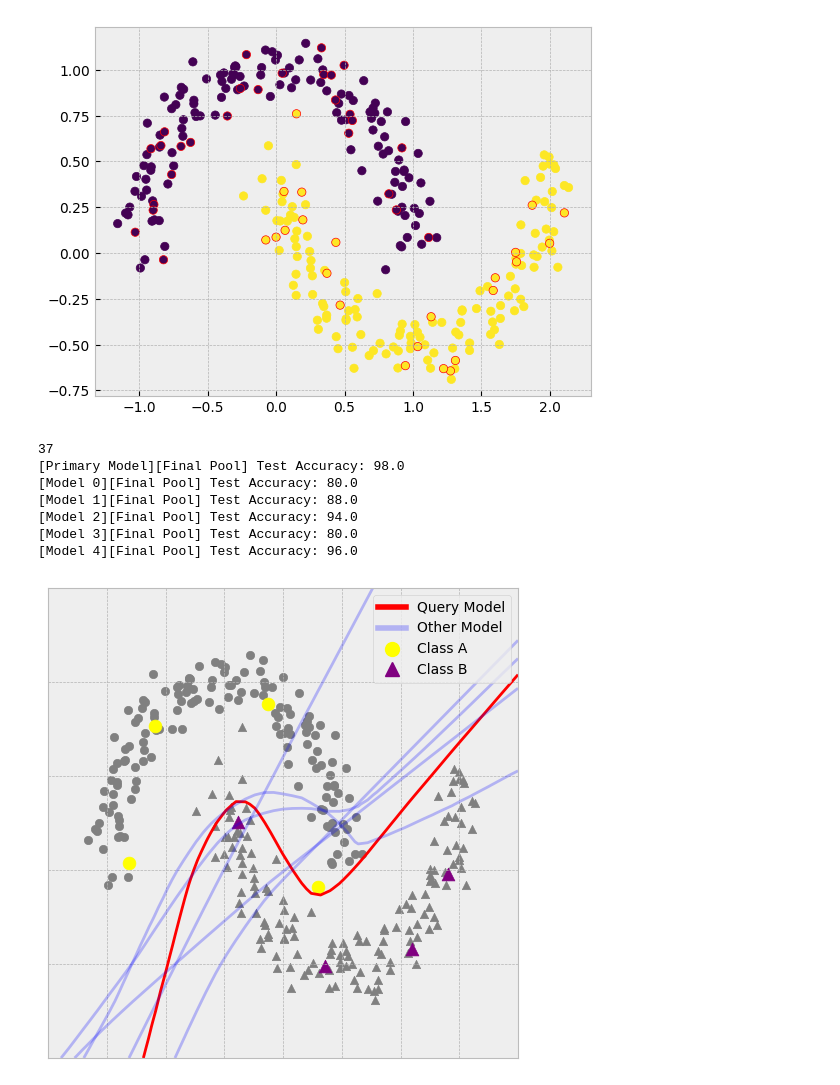
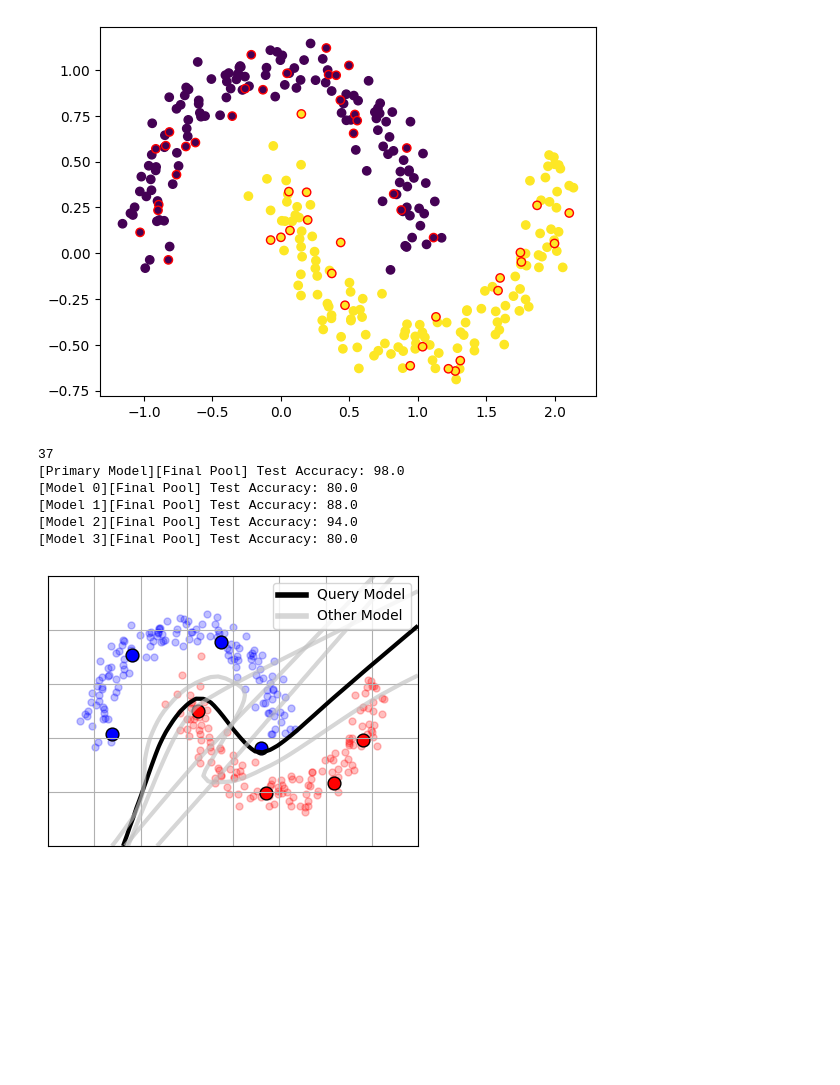
Before and after one commit to nhaH-luaP/general-reusability, a Jupyter notebook: graphical_abstract.ipynb, the cells around one changed output. Cells and saved outputs as stored; diff of their text form; code cells hidden in the pictures; blank space fills up the shorter version.

```diff
--- a/graphical_abstract.ipynb
+++ b/graphical_abstract.ipynb
@@ -10,7 +10,6 @@ import numpy as np
 import copy
 import random
 from matplotlib.lines import Line2D
-plt.style.use('bmh')
 # %%
 @torch.no_grad()
 def plot_contour(model, X_l, y_l, X_u, y_u, db_color='black', ax=None):
@@ -75,7 +74,7 @@ plt.scatter(x=X[train_indices,0], y=X[train_indices,1], c=y[train_indices])
 plt.scatter(x=X[test_indices,0], y=X[test_indices,1], c=y[test_indices], edgecolors='red')
 plt.show()
 # %% [output]
-[figure, old version]
+[figure, new version]
 # %%
 def dal_experiment(model, labeled_indices, train_dataset, n_queries, n_epochs=50, test_dataset=None, query_size=2, batch_size=8, lr=5e-2, weight_decay=1e-5, seed=42, device='cuda'):
     optimizer = torch.optim.SGD(
@@ -137,7 +136,7 @@ query_size = 2
 lr = 5e-2
 wd = 5e-5
 hidden_dim_size = 512
-n_other_models = 5
+n_other_models = 4
 device = 'cuda'
 seed = 37
 torch.manual_seed(seed)
@@ -227,39 +226,36 @@ else:
 [Model 1][Final Pool] Test Accuracy: 88.0
 [Model 2][Final Pool] Test Accuracy: 94.0
 [Model 3][Final Pool] Test Accuracy: 80.0
-[Model 4][Final Pool] Test Accuracy: 96.0
 # %%
-fig = plt.figure(figsize=(5, 5), tight_layout=True)
-plt.scatter(X[y==0, 0], X[y==0, 1], c='gray', marker='o')
-plt.scatter(X[y==1, 0], X[y==1, 1], c='gray', marker='^')
-plt.scatter(X[train_indices][labeled_indices][y[train_indices][labeled_indices] == 0, 0], X[train_indices][labeled_indices][y[train_indices][labeled_indices] == 0, 1], c='yellow', marker='o', s=85)
-plt.scatter(X[train_indices][labeled_indices][y[train_indices][labeled_indices] == 1, 0], X[train_indices][labeled_indices][y[train_indices][labeled_indices] == 1, 1], c='purple', marker='^', s=85)
+fig = plt.figure(figsize=(4, 3), tight_layout=True)
+plt.scatter(X[y==0, 0], X[y==0, 1], c='blue', s=25, alpha=0.25)
+plt.scatter(X[y==1, 0], X[y==1, 1], c='red', s=25, alpha=0.25)
+plt.scatter(X[train_indices][labeled_indices][y[train_indices][labeled_indices] == 0, 0], X[train_indices][labeled_indices][y[train_indices][labeled_indices] == 0, 1], c='blue', s=85, edgecolors='black')
+plt.scatter(X[train_indices][labeled_indices][y[train_indices][labeled_indices] == 1, 0], X[train_indices][labeled_indices][y[train_indices][labeled_indices] == 1, 1], c='red', s=85, edgecolors='black')
 xx, yy = torch.meshgrid(torch.linspace(-1.5, 2.5, 51), torch.linspace(-1, 1.5, 51), indexing='ij')
 zz = torch.stack((xx.flatten(), yy.flatten()), dim=1)
 origin = 'lower'
 for i, m in enumerate([model] + other_models):
     m.eval()
     m.cpu()
     logits = m(zz)
     probas = logits.softmax(-1)
     blub = probas[:, 1].view(xx.shape).detach()
     CS = plt.contourf(xx, yy, blub, alpha=0, zorder=-1, levels=np.linspace(0, 1, 6), origin=origin)
-    CS2 = plt.contour(CS, levels=[0.5], colors='red' if i == 0 else 'blue', origin=origin, alpha=0.25 if i > 0 else 1)
-custom_lines = [Line2D([0], [0], color='red', lw=4),
-                Line2D([0], [0], color='blue', lw=4, alpha=0.25),
-                Line2D([], [], linewidth=0, marker='o', markersize=10, markerfacecolor="yellow", markeredgecolor="yellow"),
-                Line2D([], [], linewidth=0, marker='^', markersize=10, markerfacecolor="purple", markeredgecolor="purple")]
-plt.legend(custom_lines, ['Query Model', 'Other Model', 'Class A', 'Class B', 'Unlabeled'])
+    CS2 = plt.contour(CS, levels=[0.5], linewidths=3, colors='black' if i == 0 else 'silver', origin=origin, alpha=0.65 if i > 0 else 1)
+custom_lines = [Line2D([0], [0], color='black', lw=4),
+                Line2D([0], [0], color='silver', lw=4, alpha=0.65)]
+plt.legend(custom_lines, ['Query Model', 'Other Model', 'Class A', 'Class B', 'Unlabeled'], loc='upper right')
 plt.grid(True)
 plt.tick_params(
     axis='both',
     which='both',
     bottom=False,      # ticks along the bottom edge are off
     top=False,         # ticks along the top edge are off
     left=False,
     labelleft=False,
     labelbottom=False) # labels along the bottom edge are off
 #plt.show()
 plt.savefig('/home/phahn/repositories/SDAL/images/graphical_abstract_a.pdf', bbox_inches='tight')
 # %% [output]
-[figure, old version]
+[figure, new version]
```
Also changed, not shown: parts of 2 cells of this notebook, 2 other files.
